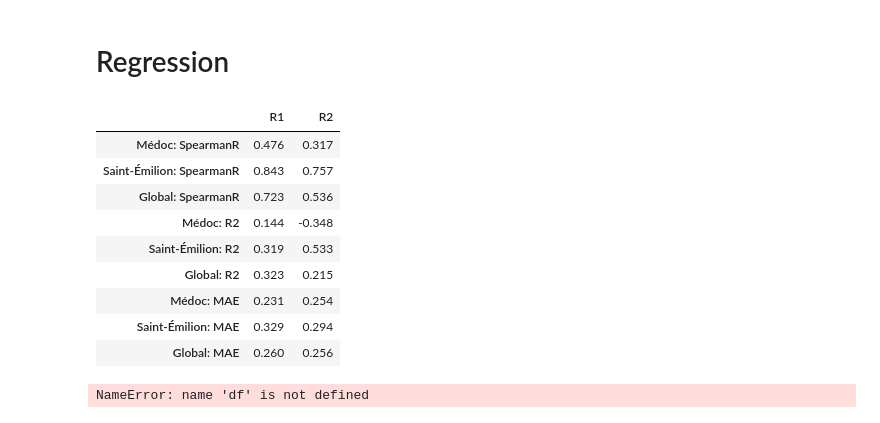
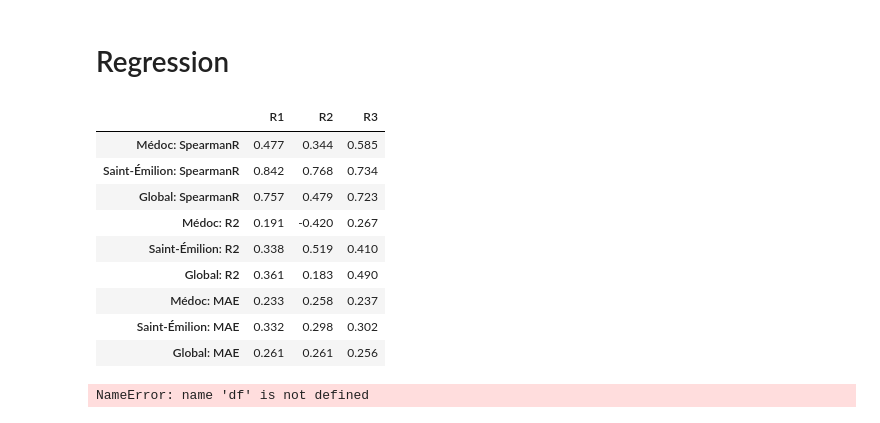
Before and after one commit to RoucherA/GrandCruClassifier, a Jupyter notebook: FE _combined_pheno_local_points.ipynb, the cells around one changed output. Saved outputs shown, nothing was run; the diff lists cells and outputs as text; code cells hidden in the pictures.

Commit message:
Add combined regression and regression results tables.

```diff
--- a/FE _combined_pheno_local_points.ipynb
+++ b/FE _combined_pheno_local_points.ipynb
@@ -492,54 +470,65 @@ results_df = pd.DataFrame(index = [
 ])
 y_average = 0.5 * (df_medoc['Log price'] + df_st_em['Log price'])
 
-
 ### R1 : simple regression, without Year, on 20 years. False combined prediction. ###
 results_df['R1'] = 0
 
 predictions_medoc = regression(df_medoc, 1960, 2017, 20, ['Stress', 'P: fleur', 'Wind: fleur', 'DTR: véraison - harvest'])
 predictions_st_em = regression(df_st_em, 1960, 2017, 20, ['Stress', 'P: fleur', 'Wind: fleur', 'DTR: véraison - harvest'])
 predictions_global = 0.5*(predictions_medoc + predictions_st_em)
-
 results_df.iloc[0::3, -1] = score_predictions(predictions_medoc, df_medoc['Log price'])
 results_df.iloc[1::3, -1] = score_predictions(predictions_st_em, df_st_em['Log price'])
 results_df.iloc[2::3, -1] = score_predictions(predictions_global, y_average)
 
 ### R2 : simple regression, with Year, on 20 years. False combined prediction. ###
 results_df['R2'] = 0
 df_medoc_copy = df_medoc.copy()
 df_st_em_copy = df_st_em.copy()
 df_medoc_copy['Vintage'] = df_medoc_copy.index
 df_st_em_copy['Vintage'] = df_st_em_copy.index
 
 predictions_medoc = regression(df_medoc_copy, 1960, 2017, 20, ['Vintage','Stress', 'P: fleur', 'Wind: fleur', 'DTR: véraison - harvest'])
 predictions_st_em = regression(df_st_em_copy, 1960, 2017, 20, ['Vintage','Stress', 'P: fleur', 'Wind: fleur', 'DTR: véraison - harvest'])
 predictions_global = 0.5*(predictions_medoc + predictions_st_em)
 
 results_df.iloc[0::3, -1] = score_predictions(predictions_medoc, df_medoc['Log price'])
 results_df.iloc[1::3, -1] = score_predictions(predictions_st_em, df_st_em['Log price'])
 results_df.iloc[2::3, -1] = score_predictions(predictions_global, y_average)
 
 ### R3 : simple regression, without Year, on 20 years. True combined training. ###
+results_df['R3'] = 0
+first = 1960
+last = 2017
+width = 20
+df_medoc = df_medoc.loc[first:last]
+X_medoc = df_medoc.drop('Log price', axis=1)[['Stress', 'P: fleur', 'Wind: fleur', 'DTR: véraison - harvest']]#.reset_index(drop=True)
+y_medoc = df_medoc[['Log price']]
 
+df_st_em = df_st_em.loc[first:last]
+X_st_em = df_st_em.drop('Log price', axis=1)[['Stress', 'P: fleur', 'Wind: fleur', 'DTR: véraison - harvest']]#.reset_index(drop=True)
+y_st_em = df_st_em[['Log price']]
 
-
-
+predictions_medoc, predictions_st_em = model_tester_combined(X_medoc, y_medoc, X_st_em, y_st_em, first, last, width, fixed_1994 = False)
+predictions_global = 0.5*(predictions_medoc + predictions_st_em)
+results_df.iloc[0::3, -1] = score_predictions(predictions_medoc, df_medoc['Log price'])
+results_df.iloc[1::3, -1] = score_predictions(predictions_st_em, df_st_em['Log price'])
+results_df.iloc[2::3, -1] = score_predictions(predictions_global, y_average)
 
 display(results_df)
 
 df_st_em_copy = df_st_em.copy()
 df_st_em_copy['year'] = df_st_em.index
 # %% [output]
-|  | R1 | R2 |
-| Médoc: SpearmanR | 0.476 | 0.317 |
-| Saint-Émilion: SpearmanR | 0.843 | 0.757 |
-| Global: SpearmanR | 0.723 | 0.536 |
-| Médoc: R2 | 0.144 | -0.348 |
-| Saint-Émilion: R2 | 0.319 | 0.533 |
-| Global: R2 | 0.323 | 0.215 |
-| Médoc: MAE | 0.231 | 0.254 |
-| Saint-Émilion: MAE | 0.329 | 0.294 |
-| Global: MAE | 0.260 | 0.256 |
+|  | R1 | R2 | R3 |
+| Médoc: SpearmanR | 0.477 | 0.344 | 0.585 |
+| Saint-Émilion: SpearmanR | 0.842 | 0.768 | 0.734 |
+| Global: SpearmanR | 0.757 | 0.479 | 0.723 |
+| Médoc: R2 | 0.191 | -0.420 | 0.267 |
+| Saint-Émilion: R2 | 0.338 | 0.519 | 0.410 |
+| Global: R2 | 0.361 | 0.183 | 0.490 |
+| Médoc: MAE | 0.233 | 0.258 | 0.237 |
+| Saint-Émilion: MAE | 0.332 | 0.298 | 0.302 |
+| Global: MAE | 0.261 | 0.261 | 0.256 |
 # %%
 residual = df.loc[FIRST+WIDTH+1:LAST, 'Log price'] - predictions.loc[FIRST+WIDTH+1:LAST, 'Log Price']
 sns.jointplot(x = df.loc[FIRST+WIDTH+1:LAST,'Winter Tx'], y = residual)
```
Also changed, not shown: parts of 2 cells of this notebook.
